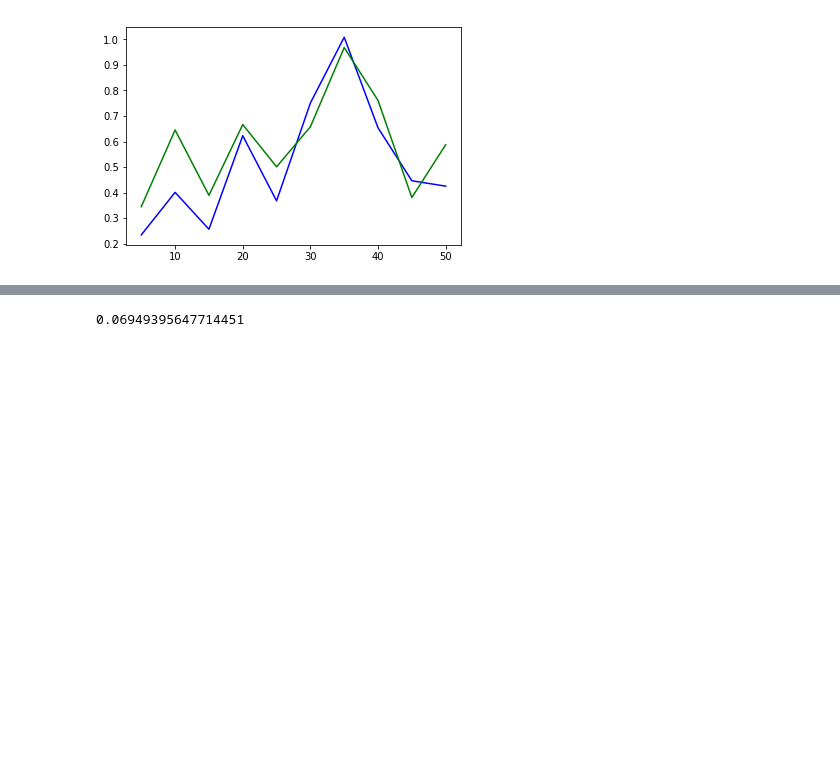
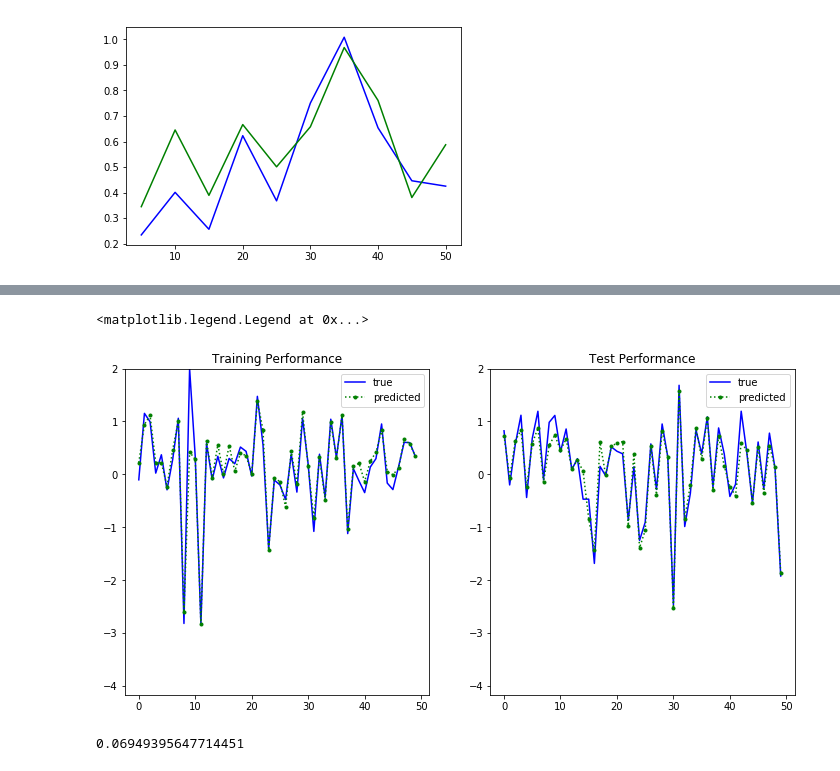
Before and after one commit to amitamk/MALSEOD-ICCSA2020, a Jupyter notebook: Traduzido/lstm.ipynb, the cells around one changed output, grey strips where cells are left out. Saved outputs shown, nothing was run; the diff lists cells and outputs as text; code cells hidden in the pictures; blank space fills up the shorter version.

```diff
--- a/Traduzido/lstm.ipynb
+++ b/Traduzido/lstm.ipynb
@@ -218,3 +272,21 @@ ax2.legend()
+# %%
+fig, (ax1, ax2) = plt.subplots(1, 2, figsize=(12, 6))
+#plt.figure()
+ax1.plot(yTrain[:50],'b-',label='true')
+ax1.plot(trainPredictedY[:50],'g.:',label='predicted')
+ax1.set_ylim((yTrain.min(),yTrain.max()))
+ax1.set_title('Training Performance')
+ax1.legend()
+
+#plt.figure()
+ax2.plot(yTest[:50],'b-',label='true')
+ax2.plot(testPredictedY[:50],'g.:',label='predicted')
+ax2.set_ylim((yTrain.min(),yTrain.max()))
+ax2.set_title('Test Performance')
+ax2.legend()
+# %% [output]
+<matplotlib.legend.Legend at 0x...>
+[figure, added]
 # %%
 np.min(f.history['val_loss'])
 # %% [output]
```
Also changed, not shown: parts of 35 cells of this notebook, 1 other file.
